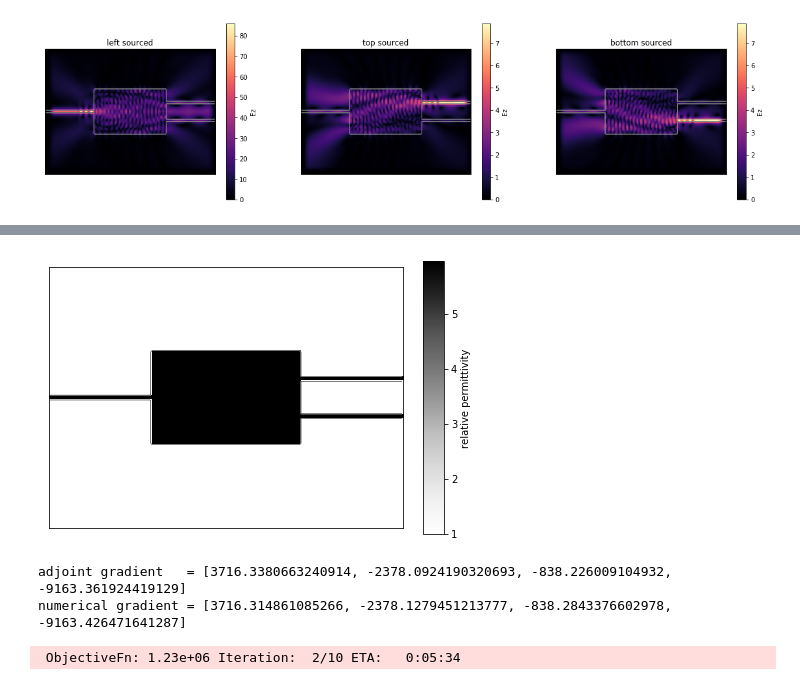
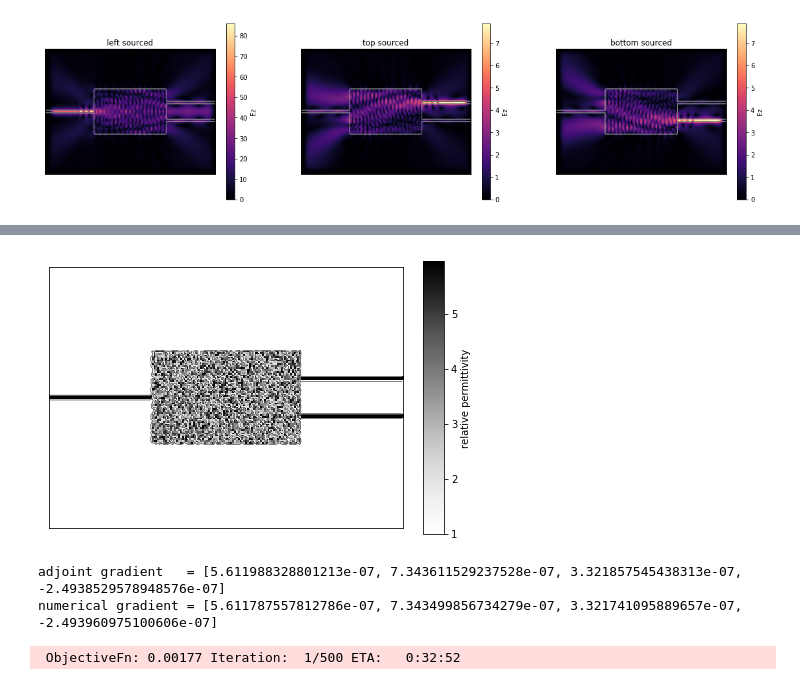
Before and after one commit to fancompute/angler, a Jupyter notebook: Notebooks/max_shift.ipynb, the cells around one changed output, grey strips where cells are left out. Drawn from its saved outputs; the diff is of its cells as text; code cells hidden in the pictures.

```diff
--- a/Notebooks/max_shift.ipynb
+++ b/Notebooks/max_shift.ipynb
@@ -125,22 +125,22 @@ computed a scale of 5957.483252235515 in units of E^2 J_out
 # %%
 # set the design region to whatever you want in {'clean','halfway','random'} if None, then uses current eps of simulation
-initialize = 'clean'
+initialize = 'random'
 if initialize == 'halfway':
     eps_halfway = simulation.eps_r
     eps_halfway[design_region == 1] = eps_m/2 + 1/2
     simulation.eps_r = eps_halfway
 elif initialize == 'random':
     eps_random = (eps_m-1)*np.random.random(simulation.eps_r.shape)+1
     eps_random[design_region == 0] = simulation.eps_r[design_region == 0]
     simulation.eps_r = eps_random
 elif initialize == 'clean':
     eps_clean, _ = three_port(L, H, w, d, l, spc, dl, NPML, eps_m)
     simulation.eps_r = eps_clean
 
 simulation.plt_eps()
 plt.show()
 # %% [output]
-[figure, old version]
+[figure, new version]
 # %%
 # add nonlinearity
 nl_region = copy.deepcopy(design_region)
@@ -167,21 +169,21 @@ def J(e, e_nl, eps):
     return objfn / SCALE * BOOST
 # %%
 # make optimization object and check derivatives
-optimization = Optimization(J=J, Nsteps=10, eps_max=5, field_start='linear', nl_solver='newton', max_ind_shift=max_ind_shift)
+optimization = Optimization(J=J, Nsteps=500, eps_max=eps_m, field_start='linear', nl_solver='newton', max_ind_shift=max_ind_shift)
 
 # check the derivatives (note, full derivatives are checked, linear and nonlinear no longer separate)
 (grad_avm, grad_num) = optimization.check_deriv(simulation, design_region, Npts=4)
 print('adjoint gradient   = {}\nnumerical gradient = {}'.format(grad_avm, grad_num))
 # %% [output]
-adjoint gradient   = [3716.3380663240914, -2378.0924190320693, -838.226009104932, -9163.361924419129]
-numerical gradient = [3716.314861085266, -2378.1279451213777, -838.2843376602978, -9163.426471641287]
+adjoint gradient   = [5.611988328801213e-07, 7.343611529237528e-07, 3.321857545438313e-07, -2.4938529578948576e-07]
+numerical gradient = [5.611787557812786e-07, 7.343499856734279e-07, 3.321741095889657e-07, -2.493960975100606e-07]
 # %%
 # run the optimization with the simulation and the region and nonlinearity information
-new_eps = optimization.run(simulation, design_region, method='lbfgs')
+# new_eps = optimization.run(simulation, design_region, method='lbfgs')
 # new_eps = optimization.run(simulation, design_region, method='gd', step_size=1e3)
-# new_eps = optimization.run(simulation, design_region, method='adam', step_size=1e-2, beta1=0.9, beta2=0.999)
+new_eps = optimization.run(simulation, design_region, method='adam', step_size=5e-2, beta1=0.9, beta2=0.999)
 # %% [output]
- ObjectiveFn: 1.23e+06 Iteration:  2/10 ETA:   0:05:34
+ ObjectiveFn: 0.00177 Iteration:  1/500 ETA:   0:32:52
 # %%
 # plot optimization results
 f, (ax1, ax2) = plt.subplots(1, 2, figsize=(16,5))
```
Also changed, not shown: parts of 7 cells of this notebook, 5 other files.
